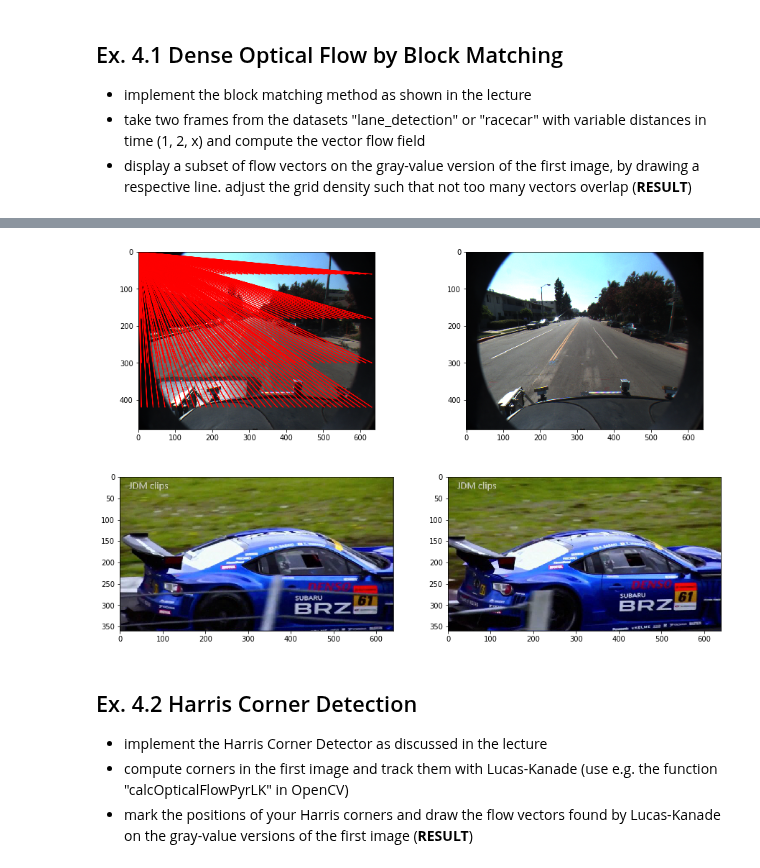
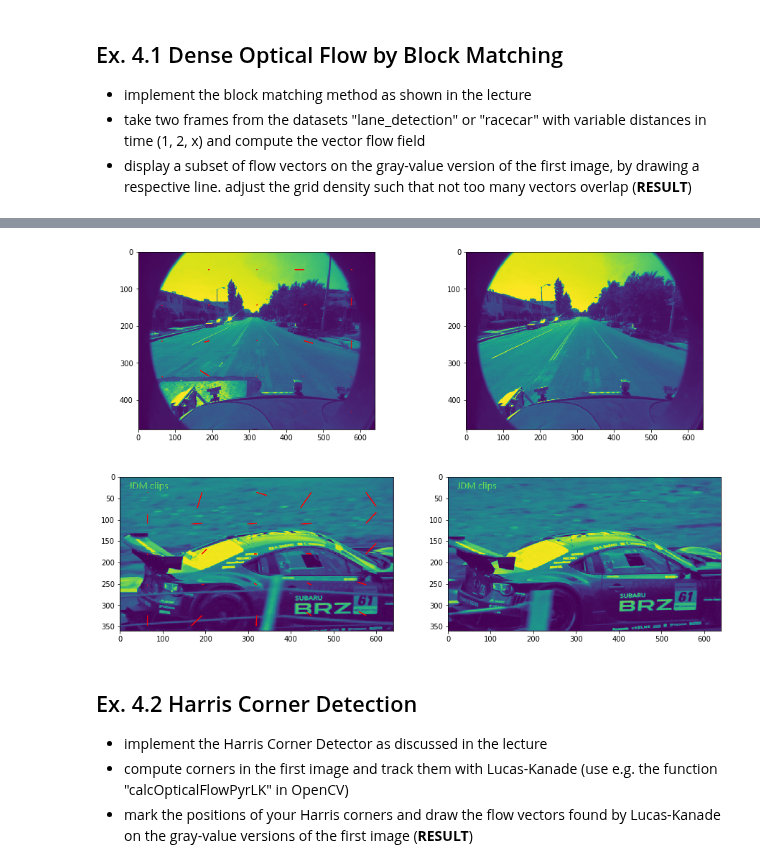
Before and after one commit to Rintel/ComputerVision, a Jupyter notebook: 04_BlockMatching_HarrisCorners.ipynb, the cells around one changed output, grey strips where cells are left out. Saved outputs shown, nothing was run; the diff lists cells and outputs as text; code cells hidden in the pictures.

Commit message:
A4 Zwischenstand Blockmatching, StrTensor

```diff
--- a/04_BlockMatching_HarrisCorners.ipynb
+++ b/04_BlockMatching_HarrisCorners.ipynb
@@ -13,16 +13,26 @@ import numpy as np
 import math
 
 def sumSquaredDiff(block1, block2):
-    return 0
+    diff = 0
+
+    for x in range(block1.shape[0]):
+        for y in range(block1.shape[1]):
+            try:
+                diff += (block1[x][y] - block2[x][y])**2
+            except IndexError:
+                pass # print("Rand erreicht")
+    return diff
 
 def findMatch(block, blockLeft, newImage):
     # for lane, 50px neighbourhood
-    neighbourhood = 50
-    blockWidth = oldImage.shape[1]
-    blockHeight = oldImage.shape[0]
+    neighbourhood = 25
+    blockWidth = block.shape[1]
+    blockHeight = block.shape[0]
+    blockCenter = (blockLeft[0] + int(round(blockWidth/2)),
+                   blockLeft[1] + int(round(blockHeight/2)))
 
     minDif = math.inf
-    match = block # ToDo safe center
+    match =  blockCenter
 
     neighbourhoodStartX = max(0, blockLeft[0] -  neighbourhood)
     neighbourhoodStartY = max(0, blockLeft[1] -  neighbourhood)
@@ -30,23 +40,28 @@ def findMatch(block, blockLeft, newImage):
     for x in range(neighbourhood+neighbourhood):
         for y in range(neighbourhood+neighbourhood): # todo Bild cap
             ##oberer Rand, unterer Rand, linkerRand, rechter Rand
-            currentNewBlock = newImage[neighbourhoodStartY+y:neighbourhoodStartY+y+blockHeight,
-                                       neighbourhoodStartX+x: neighbourhoodStartX+x+blockWidth]
+            currentNewLeft = (neighbourhoodStartX+x, neighbourhoodStartY+y)
+            currentNewBlock = newImage[currentNewLeft[1]:currentNewLeft[1]+blockHeight,
+                                       currentNewLeft[0]: currentNewLeft[0]+blockWidth]
             newDiff = sumSquaredDiff(block, currentNewBlock)
             if newDiff < minDif:
                 minDif = newDiff
-                match = currentNewBlock # ToDo safe center
+                currentNewCenter = (currentNewLeft[0] + int(round(blockWidth/2)),
+                                    currentNewLeft[1] + int(round(blockHeight/2)))
+                match = currentNewCenter
 
-    return (0,0)
+    return match
 
 def blockMatching(oldImage, newImage, out=plt):
     image_width = oldImage.shape[1]
-    countBlocksX = 40
+    countBlocksX = 5
     blockSizeX = int(math.floor(image_width/countBlocksX))
 
     image_height = oldImage.shape[0]
-    countBlocksY = 4
+    countBlocksY = 5
     blockSizeY = int(math.floor(image_height/countBlocksY))
+    print("image_width", image_width)
+    print("image_height", image_height)
 
     for currentBlockX in range(countBlocksX):
         x = currentBlockX * blockSizeX
@@ -60,24 +75,40 @@ def blockMatching(oldImage, newImage, out=plt):
                 patches.Arrow(centerOldX, centerOldY, dx, dy, edgecolor="red")
             )
 
-# chose other images if you like
-lane1 = io.imread('images/lane_detection/f00000.png')
-lane2 = io.imread('images/lane_detection/f00001.png')
+def m():
 
-car1 = io.imread('images/racecar/100.jpeg')
-car2 = io.imread('images/racecar/102.jpeg')
+    # chose other images if you like
+    lane1 = io.imread('images/lane_detection/f00000.png')
+    lane2 = io.imread('images/lane_detection/f00001.png')
 
-fig = plt.figure(figsize=(15, 10))
-ax11 = plt.subplot(2, 2, 1)
-ax12 = plt.subplot(2, 2, 2)
-ax21 = plt.subplot(2, 2, 3)
-ax22 = plt.subplot(2, 2, 4)
+    car1 = io.imread('images/racecar/100.jpeg')
+    car2 = io.imread('images/racecar/102.jpeg')
 
-blockMatching(lane1, lane2, ax11)
+    fig = plt.figure(figsize=(15, 10))
+    ax11 = plt.subplot(2, 2, 1)
+    ax12 = plt.subplot(2, 2, 2)
+    ax21 = plt.subplot(2, 2, 3)
+    ax22 = plt.subplot(2, 2, 4)
+    print("start")
 
-ax11.imshow(lane1)
-ax12.imshow(lane2)
+    lane1 = color.rgb2gray(lane1)
+    lane2 = color.rgb2gray(lane2)
 
-ax21.imshow(car1)
-ax22.imshow(car2)
+
+    blockMatching(lane1, lane2, ax11)
+
+    car1 = color.rgb2gray(car1)
+    car2 = color.rgb2gray(car2)
+
+    blockMatching(car1, car2, ax21)
+
+    ax11.imshow(lane1)
+    ax12.imshow(lane2)
+
+    ax21.imshow(car1)
+    ax22.imshow(car2)
+
+if __name__ == '__main__':
+    import timeit
+    print(timeit.timeit("m()", setup="from __main__ import m", number=1))
 # %% [output]
@@ -85,4 +121,4 @@ ax22.imshow(car2)
-[figure, old version]
+[figure, new version]
 # %% [markdown]
 ## Ex. 4.2 Harris Corner Detection
 * implement the Harris Corner Detector as discussed in the lecture
```
Also changed, not shown: parts of 2 cells of this notebook.
